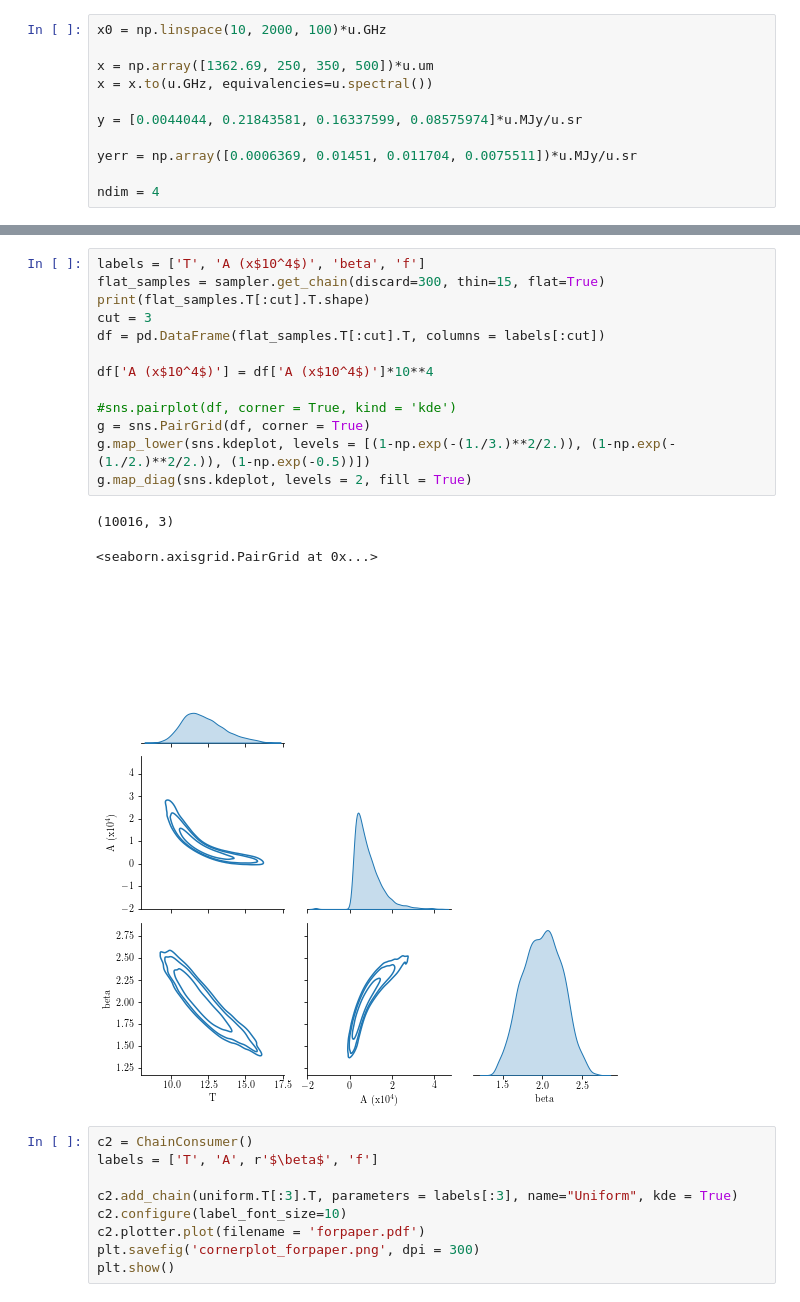
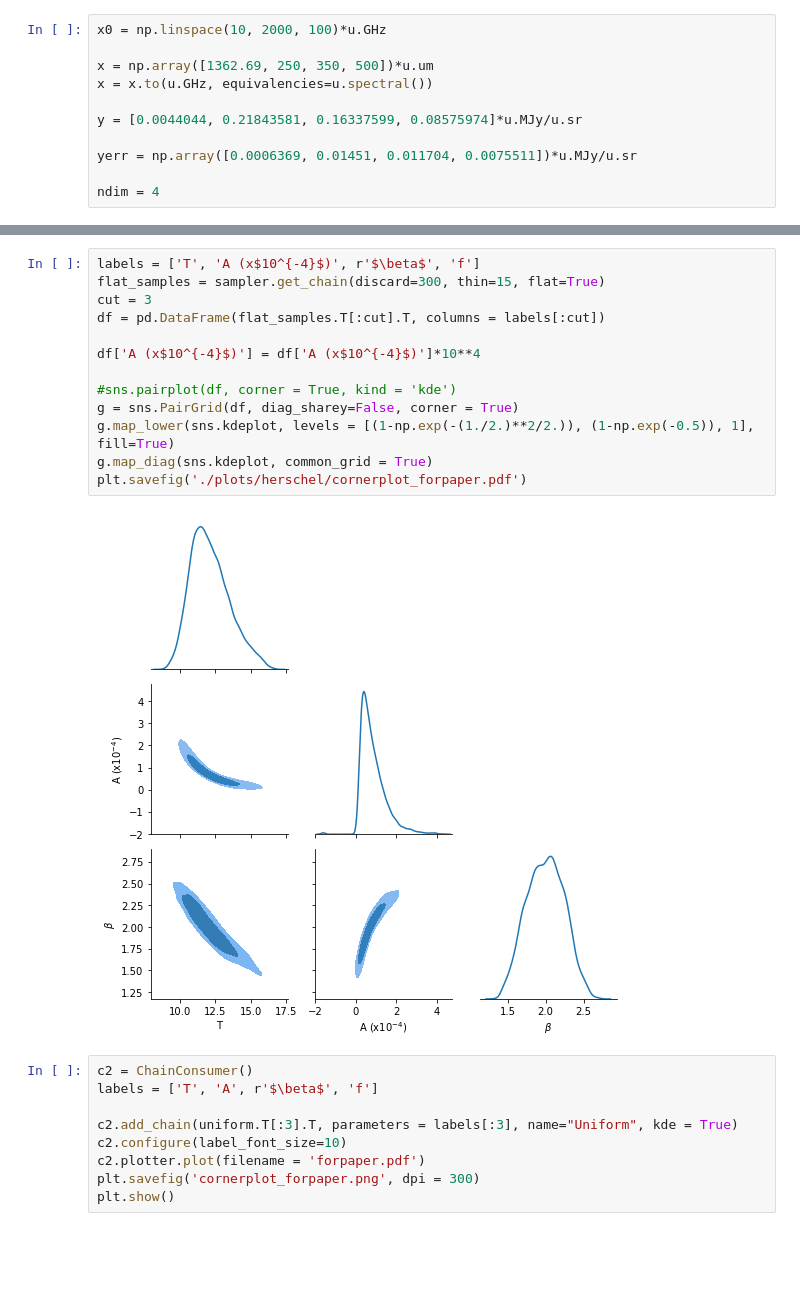
Before and after one commit to Sulla2012/madcowsclusters, a Jupyter notebook: MCMC_plotter.ipynb, the cells around one changed output, grey strips where cells are left out. Cells and saved outputs as stored; diff of their text form; blank space fills up the shorter version.

Commit message:
slightly adjusting grey body fit plots

```diff
--- a/MCMC_plotter.ipynb
+++ b/MCMC_plotter.ipynb
@@ -112,20 +112,18 @@ plot(bounds, title)
 # %%
-labels = ['T', 'A (x$10^4$)', 'beta', 'f']
+labels = ['T', 'A (x$10^{-4}$)', r'$\beta$', 'f']
 flat_samples = sampler.get_chain(discard=300, thin=15, flat=True)
-print(flat_samples.T[:cut].T.shape)
 cut = 3
 df = pd.DataFrame(flat_samples.T[:cut].T, columns = labels[:cut])
 
-df['A (x$10^4$)'] = df['A (x$10^4$)']*10**4
+df['A (x$10^{-4}$)'] = df['A (x$10^{-4}$)']*10**4
 
 #sns.pairplot(df, corner = True, kind = 'kde')
-g = sns.PairGrid(df, corner = True)
-g.map_lower(sns.kdeplot, levels = [(1-np.exp(-(1./3.)**2/2.)), (1-np.exp(-(1./2.)**2/2.)), (1-np.exp(-0.5))])
-g.map_diag(sns.kdeplot, levels = 2, fill = True)
+g = sns.PairGrid(df, diag_sharey=False, corner = True)
+g.map_lower(sns.kdeplot, levels = [(1-np.exp(-(1./2.)**2/2.)), (1-np.exp(-0.5)), 1], fill=True)
+g.map_diag(sns.kdeplot, common_grid = True)
+plt.savefig('./plots/herschel/cornerplot_forpaper.pdf')
 # %% [output]
-(10016, 3)
-<seaborn.axisgrid.PairGrid at 0x...>
-[figure, old version]
+[figure, new version]
 # %%
 c2 = ChainConsumer()
 labels = ['T', 'A', r'$\beta$', 'f']
```
Also changed, not shown: parts of 3 cells of this notebook.
